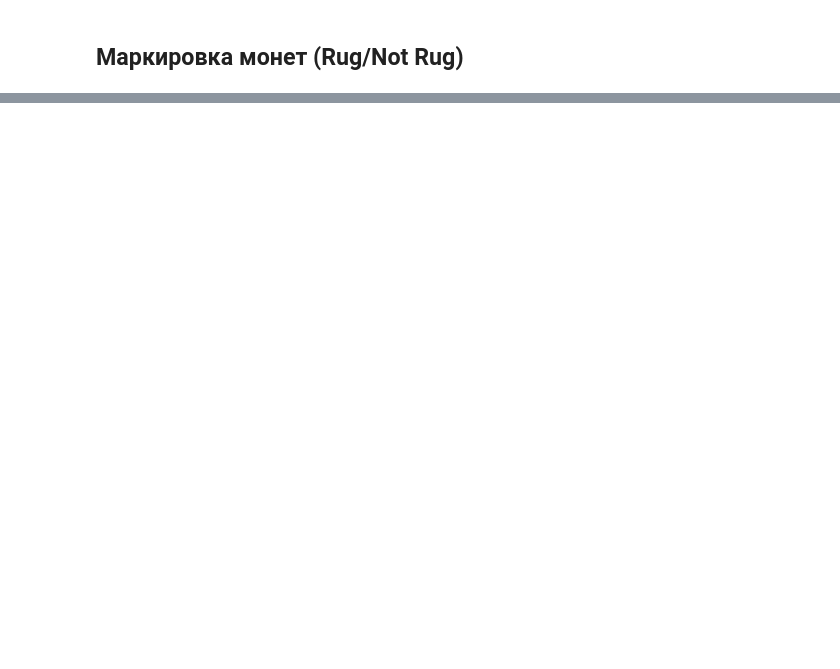
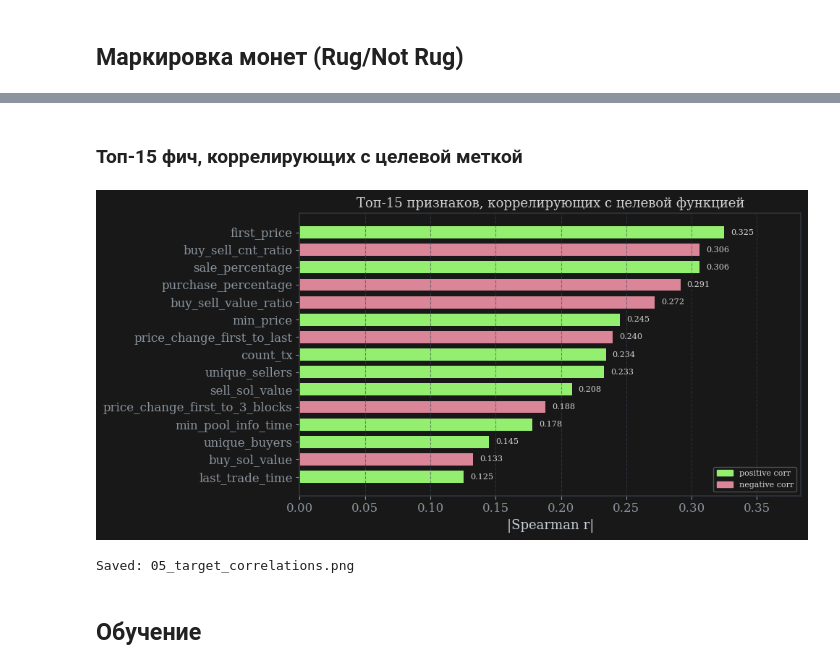
Before and after one commit to pynyashko/Statistical-practicum, a Jupyter notebook: project/EDA_for_statprac.ipynb, the cells around one changed output, grey strips where cells are left out. Saved outputs shown, nothing was run; the diff lists cells and outputs as text; code cells hidden in the pictures; blank space fills up the shorter version.

```diff
--- a/project/EDA_for_statprac.ipynb
+++ b/project/EDA_for_statprac.ipynb
@@ -902,0 +903,36 @@ print("Saved: 05_target_correlations.png")
+# %% [markdown]
+### Топ-15 фич, коррелирующих с целевой меткой
+# %%
+rug_corr = (
+    corr["rug"]
+    .drop("rug")
+    .abs()
+    .sort_values(ascending=False)
+    .head(15)
+)
+
+fig, ax = plt.subplots(figsize=(10, 5))
+colors = ["#da8698" if corr["rug"][f] < 0 else "#94ef71" for f in rug_corr.index]
+bars = ax.barh(rug_corr.index[::-1], rug_corr.values[::-1], color=colors[::-1], height=0.7)
+for bar, val in zip(bars, rug_corr.values[::-1]):
+    ax.text(bar.get_width() + 0.005, bar.get_y() + bar.get_height() / 2,
+            f"{val:.3f}", va="center", fontsize=8)
+ax.set_xlabel("|Spearman r|")
+ax.set_title("Топ-15 признаков, коррелирующих с целевой функцией", fontsize=13)
+ax.grid(axis="x")
+ax.set_xlim(0, rug_corr.max() * 1.18)
+
+from matplotlib.patches import Patch
+ax.legend(handles=[Patch(color="#94ef71", label="positive corr"),
+                   Patch(color="#da8698",  label="negative corr")],
+          fontsize=8, framealpha=0.3, loc="lower right")
+
+plt.tight_layout()
+plt.savefig("05_target_correlations.png", dpi=130, bbox_inches="tight")
+plt.show()
+print("Saved: 05_target_correlations.png")
+# %% [output]
+[figure, added]
+Saved: 05_target_correlations.png
+# %% [markdown]
+## Обучение
```
Also changed, not shown: parts of 24 cells of this notebook.
